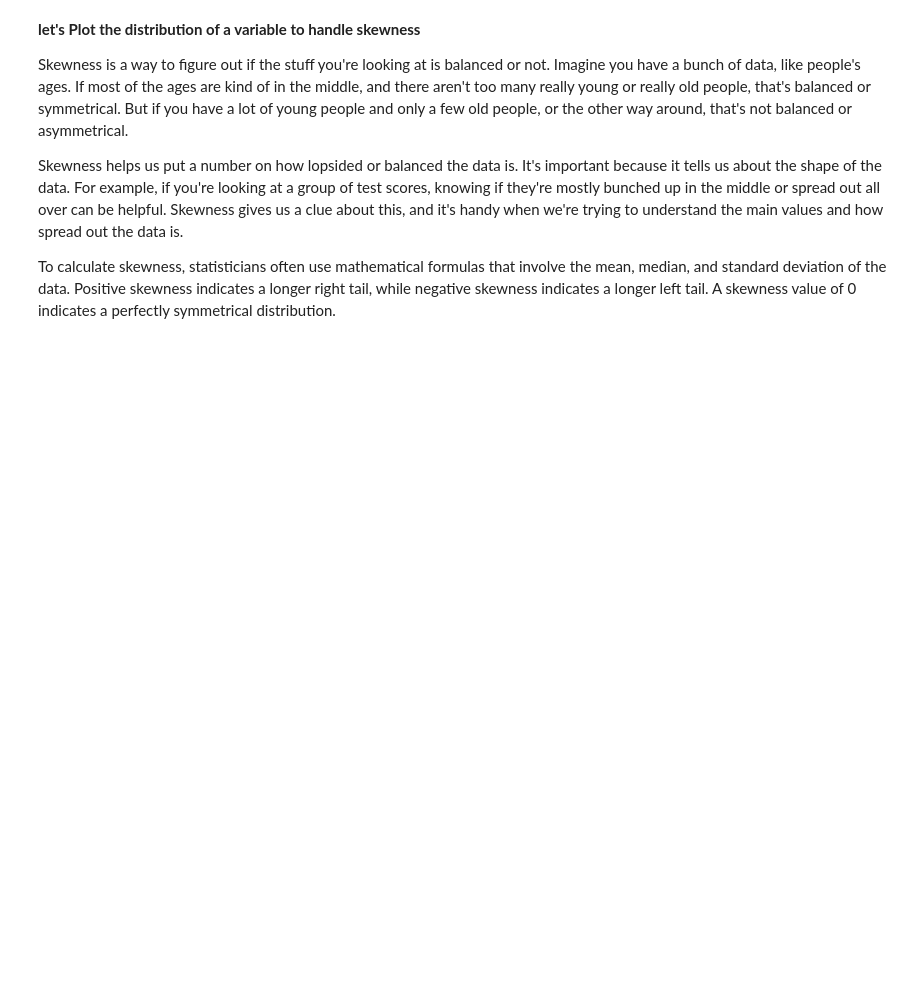
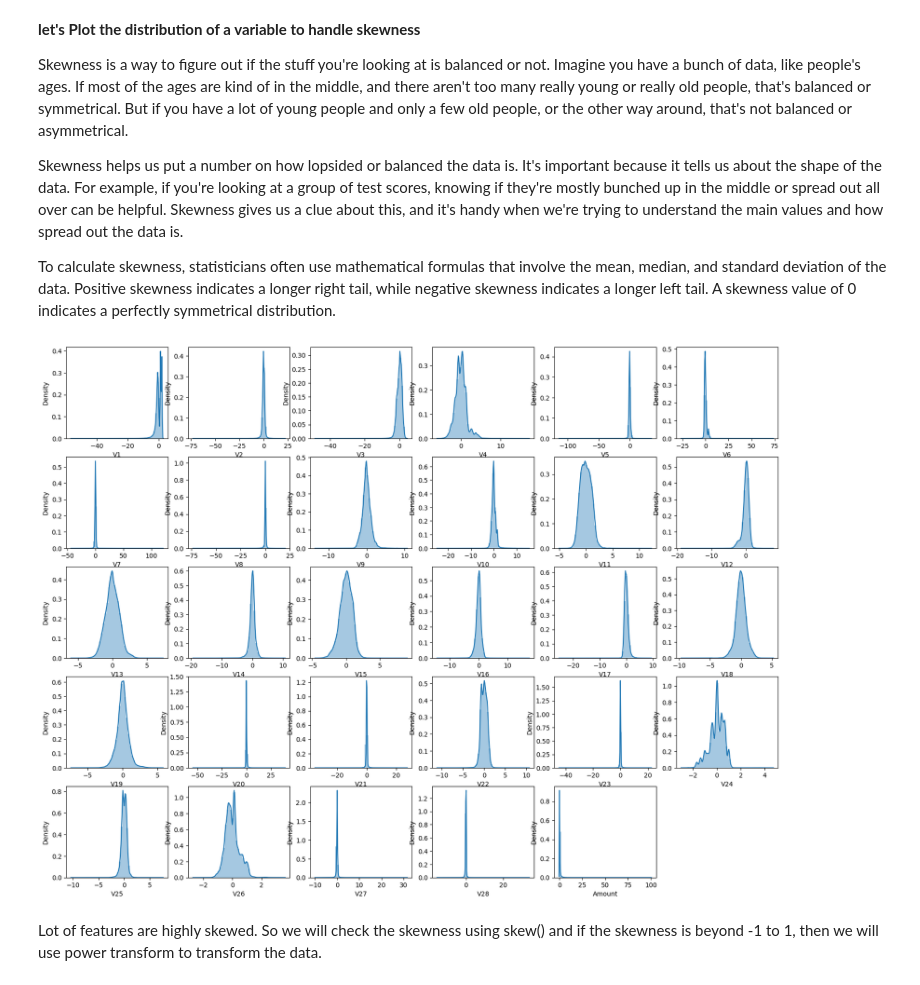
Before and after one commit to dirumisra/CreditCardFraudAnalysis, a Jupyter notebook: CreditCardAnalysis.ipynb, the cells around one changed output. Drawn from its saved outputs; the diff is of its cells as text; code cells hidden in the pictures; blank space fills up the shorter version.

```diff
--- a/CreditCardAnalysis.ipynb
+++ b/CreditCardAnalysis.ipynb
@@ -281,0 +280,17 @@ To calculate skewness, statisticians often use mathematical formulas that involv
+# %%
+## plot the histogram of a variable from the dataset to see the skewness
+
+var = X_train.columns
+
+plt.figure(figsize=(20, 15))
+i = 0
+for col in var:
+    i += 1
+    plt.subplot(5, 6, i)
+    sns.distplot(X_train[col])
+plt.show()
+# %% [output]
+[figure, added]
+# %% [markdown]
+Lot of features are highly skewed. So we will check the skewness using skew() and if the skewness is beyond -1 to 1,
+then we will use power transform to transform the data.
```
Also changed, not shown: parts of 7 cells of this notebook.
